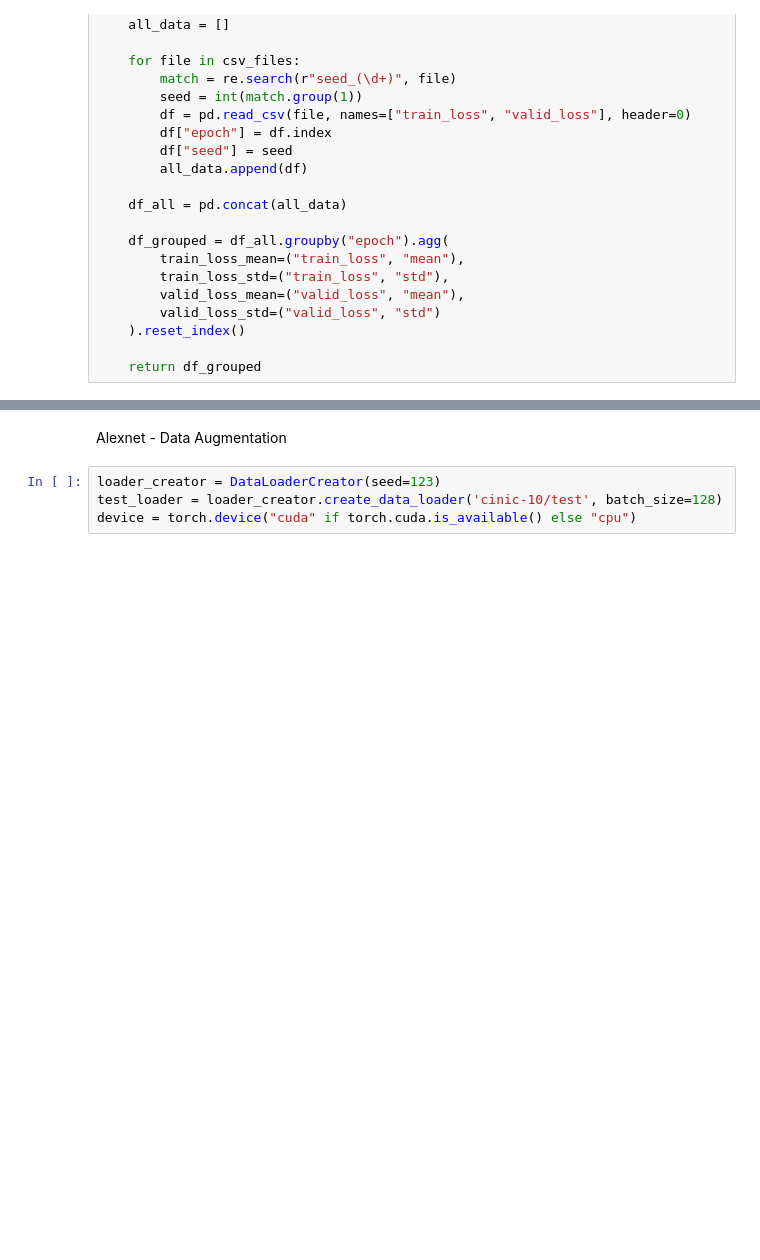
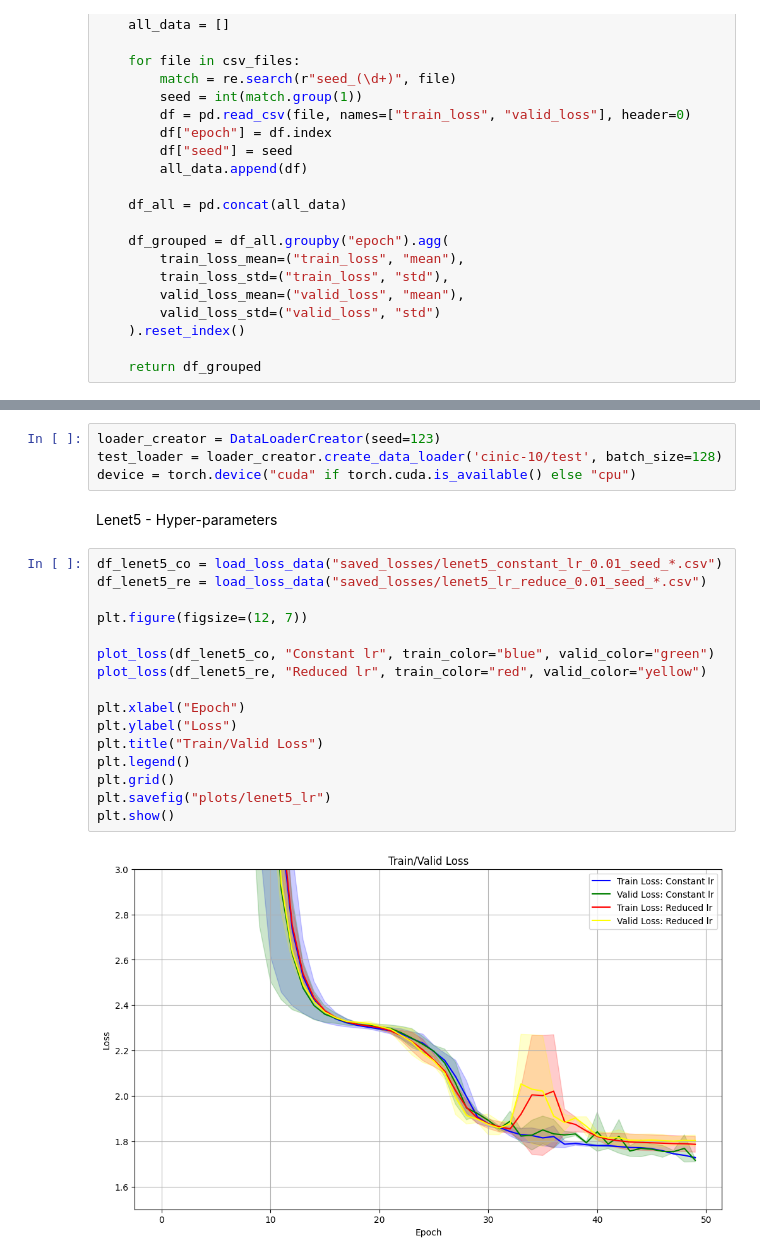
Before and after one commit to acharuza/deep_learning_project, a Jupyter notebook: model_experiments.ipynb, the cells around one changed output, grey strips where cells are left out. Saved outputs shown, nothing was run; the diff lists cells and outputs as text; blank space fills up the shorter version.

```diff
--- a/model_experiments.ipynb
+++ b/model_experiments.ipynb
@@ -148,9 +129,27 @@ def plot_loss(df, model_name, train_color, valid_color, plot_train=True, plot_va
                          df["valid_loss_mean"] - df["valid_loss_std"],
                          df["valid_loss_mean"] + df["valid_loss_std"],
                          color=valid_color, alpha=0.2)
-# %% [markdown]
-Alexnet - Data Augmentation
 # %%
 loader_creator = DataLoaderCreator(seed=123)
 test_loader = loader_creator.create_data_loader('cinic-10/test', batch_size=128)
 device = torch.device("cuda" if torch.cuda.is_available() else "cpu")
+# %% [markdown]
+Lenet5 - Hyper-parameters
+# %%
+df_lenet5_co = load_loss_data("saved_losses/lenet5_constant_lr_0.01_seed_*.csv")
+df_lenet5_re = load_loss_data("saved_losses/lenet5_lr_reduce_0.01_seed_*.csv")
+
+plt.figure(figsize=(12, 7))
+
+plot_loss(df_lenet5_co, "Constant lr", train_color="blue", valid_color="green")
+plot_loss(df_lenet5_re, "Reduced lr", train_color="red", valid_color="yellow")
+
+plt.xlabel("Epoch")
+plt.ylabel("Loss")
+plt.title("Train/Valid Loss")
+plt.legend()
+plt.grid()
+plt.savefig("plots/lenet5_lr")
+plt.show()
+# %% [output]
+[figure, added]
```
Also changed, not shown: parts of 17 cells of this notebook.
